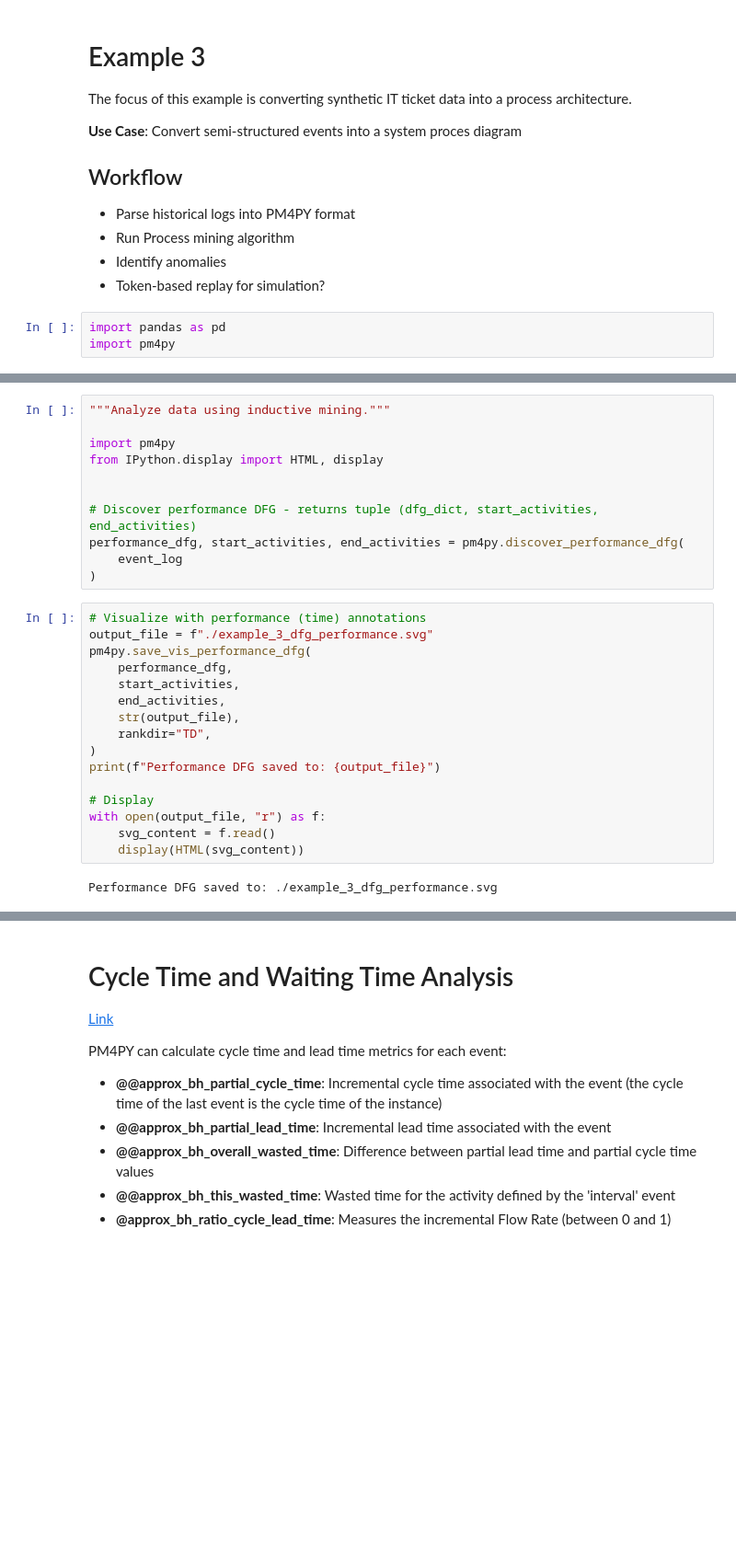
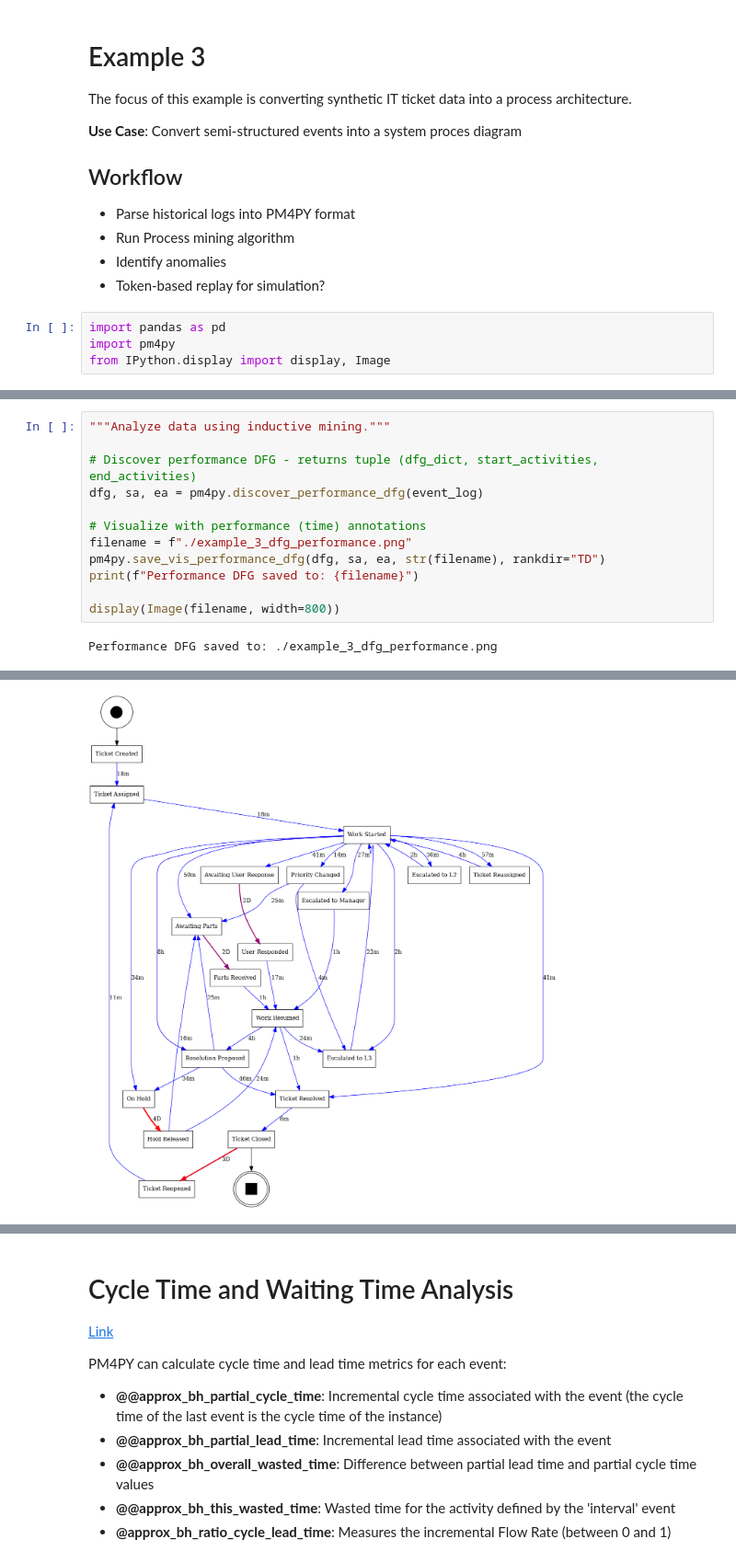
Before and after one commit to GarrettGruss/process-mining-demo, a Jupyter notebook: examples/example_3/example_3.ipynb, the cells around one changed output, grey strips where cells are left out. Shown at 92% size. Drawn from its saved outputs; the diff is of its cells as text; blank space fills up the shorter version.

```diff
--- a/examples/example_3/example_3.ipynb
+++ b/examples/example_3/example_3.ipynb
@@ -14,6 +14,7 @@ The focus of this example is converting synthetic IT ticket data into a process
 # %%
 import pandas as pd
 import pm4py
+from IPython.display import display, Image
 # %%
 """"Parse CSV log into PM4PY format."""
 
@@ -31,32 +32,17 @@ dataframe.head()
 | 2 | 3 | 2024-01-15 09:10:45+00:00 | TKT-20240115-001 | Work Started | Pat Anderson | Medium | Software | Finance | Checking Office version and updates | ... |
 | 3 | 4 | 2024-01-15 10:22:30+00:00 | TKT-20240115-001 | Ticket Resolved | Pat Anderson | Medium | Software | Finance | Increased memory allocation in Ex... | ... |
 | 4 | 5 | 2024-01-15 10:35:12+00:00 | TKT-20240115-001 | Ticket Closed | Pat Anderson | Medium | Software | Finance | User confirmed issue resolved | ... |
-# %%
-"""Analyze data using inductive mining."""
-
-import pm4py
-from IPython.display import HTML, display
-
-
-# Discover performance DFG - returns tuple (dfg_dict, start_activities, end_activities)
-performance_dfg, start_activities, end_activities = pm4py.discover_performance_dfg(
-    event_log
-)
 # %%
+"""Analyze data using inductive mining."""
+
+# Discover performance DFG - returns tuple (dfg_dict, start_activities, end_activities)
+dfg, sa, ea = pm4py.discover_performance_dfg(event_log)
+
 # Visualize with performance (time) annotations
-output_file = f"./example_3_dfg_performance.svg"
-pm4py.save_vis_performance_dfg(
-    performance_dfg,
-    start_activities,
-    end_activities,
-    str(output_file),
-    rankdir="TD",
-)
-print(f"Performance DFG saved to: {output_file}")
+filename = f"./example_3_dfg_performance.png"
+pm4py.save_vis_performance_dfg(dfg, sa, ea, str(filename), rankdir="TD")
+print(f"Performance DFG saved to: {filename}")
 
-# Display
-with open(output_file, "r") as f:
-    svg_content = f.read()
-    display(HTML(svg_content))
+display(Image(filename, width=800))
 # %% [output]
-Performance DFG saved to: ./example_3_dfg_performance.svg
+Performance DFG saved to: ./example_3_dfg_performance.png
@@ -63,0 +49 @@ Performance DFG saved to: ./example_3_dfg_performance.svg
+[figure, added]
```
Also changed, not shown: parts of 6 cells of this notebook, 7 other files.
